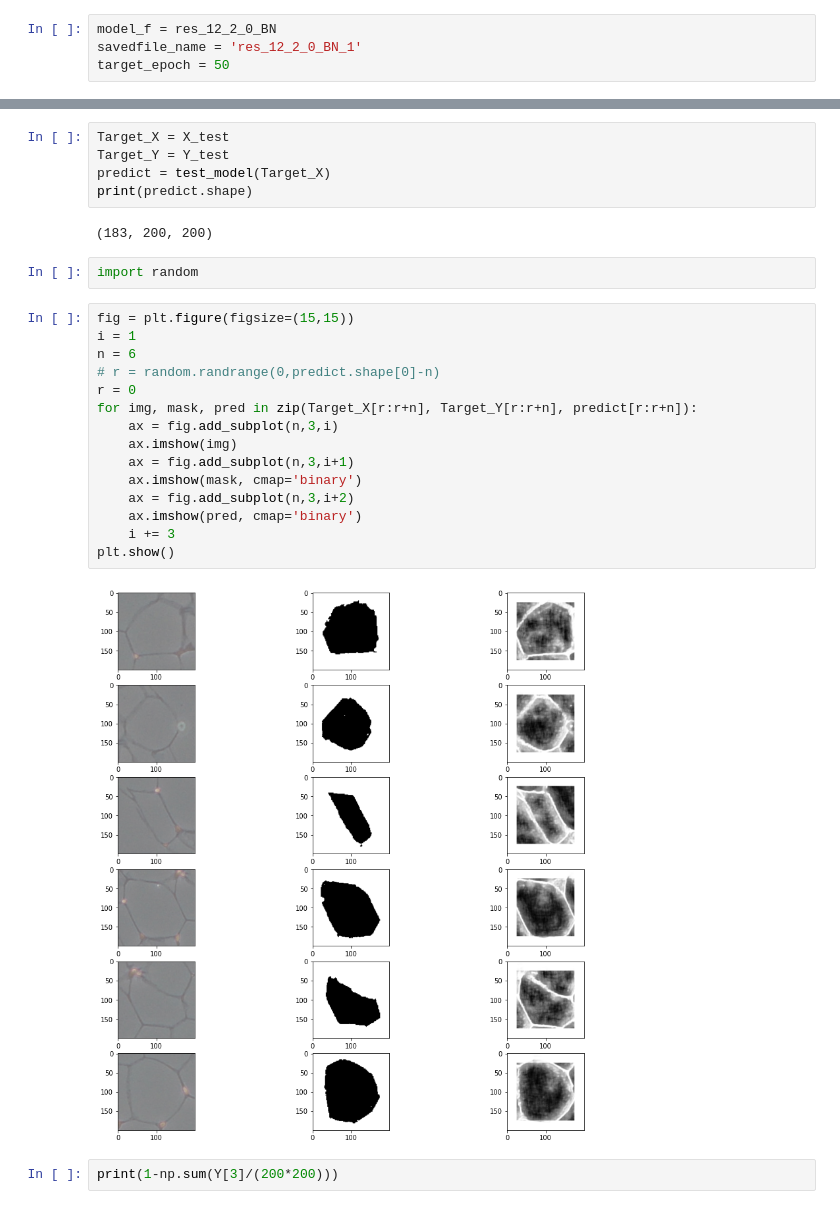
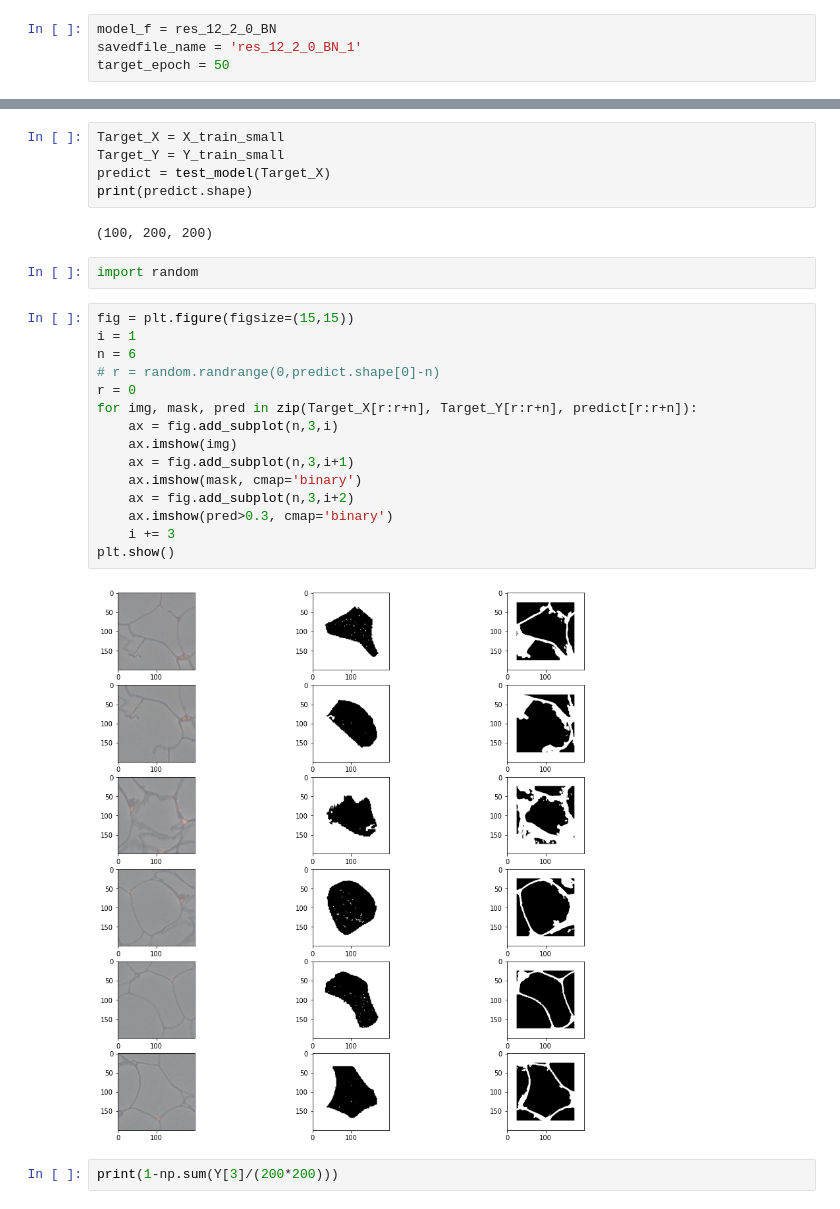
Before and after one commit to jaentrouble/Adipos_tf_train2, a Jupyter notebook: view_result.ipynb, the cells around one changed output, grey strips where cells are left out. Drawn from its saved outputs; the diff is of its cells as text.

```diff
--- a/view_result.ipynb
+++ b/view_result.ipynb
@@ -71,30 +79,30 @@ test_model.evaluate(X_test, Y_test)
 [0.6552675366401672, 0.8058799505233765]
 # %%
-Target_X = X_test
-Target_Y = Y_test
+Target_X = X_train_small
+Target_Y = Y_train_small
 predict = test_model(Target_X)
 print(predict.shape)
 # %% [output]
-(183, 200, 200)
+(100, 200, 200)
 # %%
 import random
 # %%
 fig = plt.figure(figsize=(15,15))
 i = 1
 n = 6
 # r = random.randrange(0,predict.shape[0]-n)
 r = 0
 for img, mask, pred in zip(Target_X[r:r+n], Target_Y[r:r+n], predict[r:r+n]):
     ax = fig.add_subplot(n,3,i)
     ax.imshow(img)
     ax = fig.add_subplot(n,3,i+1)
     ax.imshow(mask, cmap='binary')
     ax = fig.add_subplot(n,3,i+2)
-    ax.imshow(pred, cmap='binary')
+    ax.imshow(pred>0.3, cmap='binary')
     i += 3
 plt.show()
 # %% [output]
-[figure, old version]
+[figure, new version]
 # %%
 print(1-np.sum(Y[3]/(200*200)))
 # %% [output]
```
Also changed, not shown: parts of 4 cells of this notebook, 7 other files.
